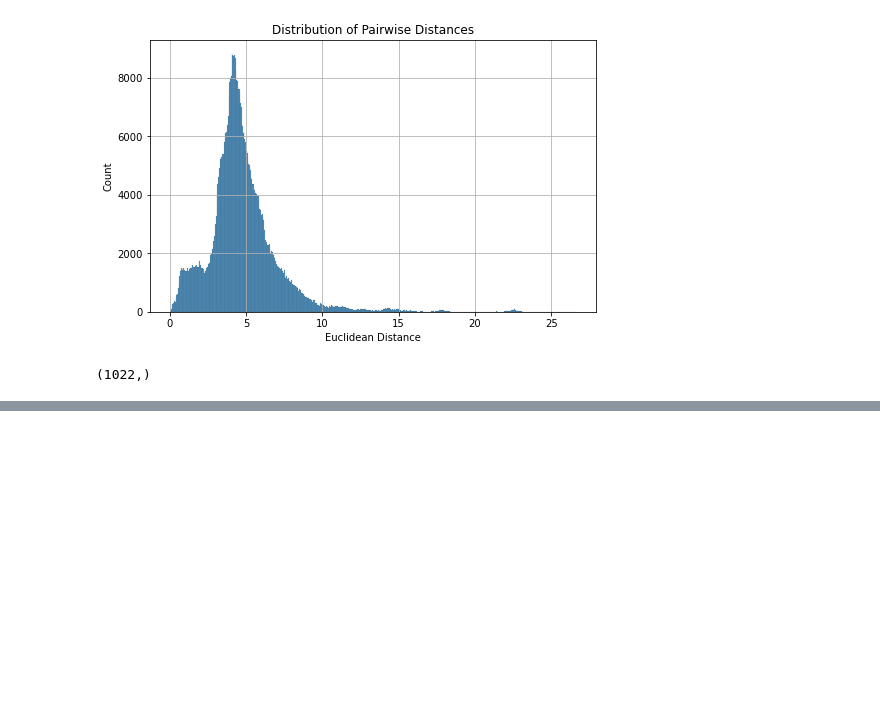
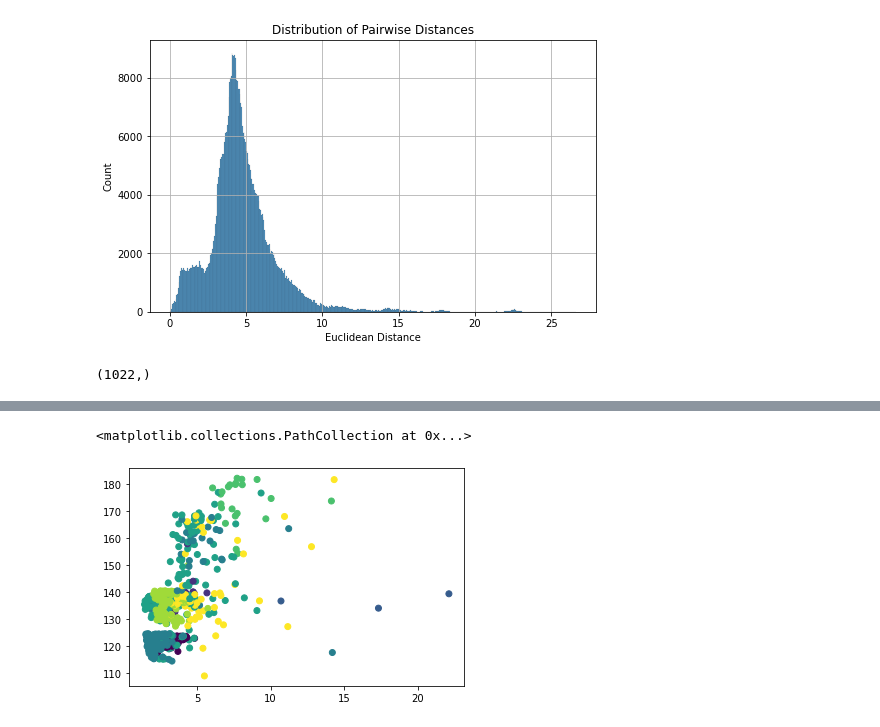
Before and after one commit to dtilley/segmenting_models, a Jupyter notebook: segmenting_models_TUTORIAL.ipynb, the cells around one changed output, grey strips where cells are left out. Cells and saved outputs as stored; diff of their text form; code cells hidden in the pictures; blank space fills up the shorter version.

```diff
--- a/segmenting_models_TUTORIAL.ipynb
+++ b/segmenting_models_TUTORIAL.ipynb
@@ -160,0 +250,6 @@ label, counts = np.unique(db_clusters, return_counts=True)
+# %%
+plt.scatter(dist_origin, fitness, c=h_clusters)
+plt.show()
+# %% [output]
+<matplotlib.collections.PathCollection at 0x...>
+[figure, added]
```
Also changed, not shown: parts of 23 cells of this notebook.
